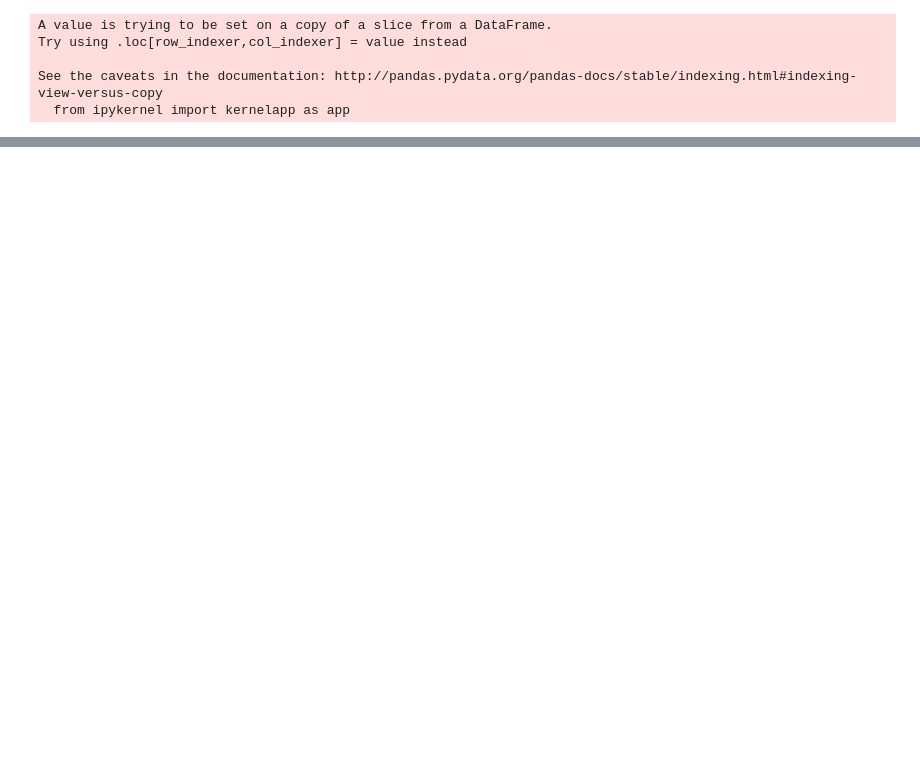
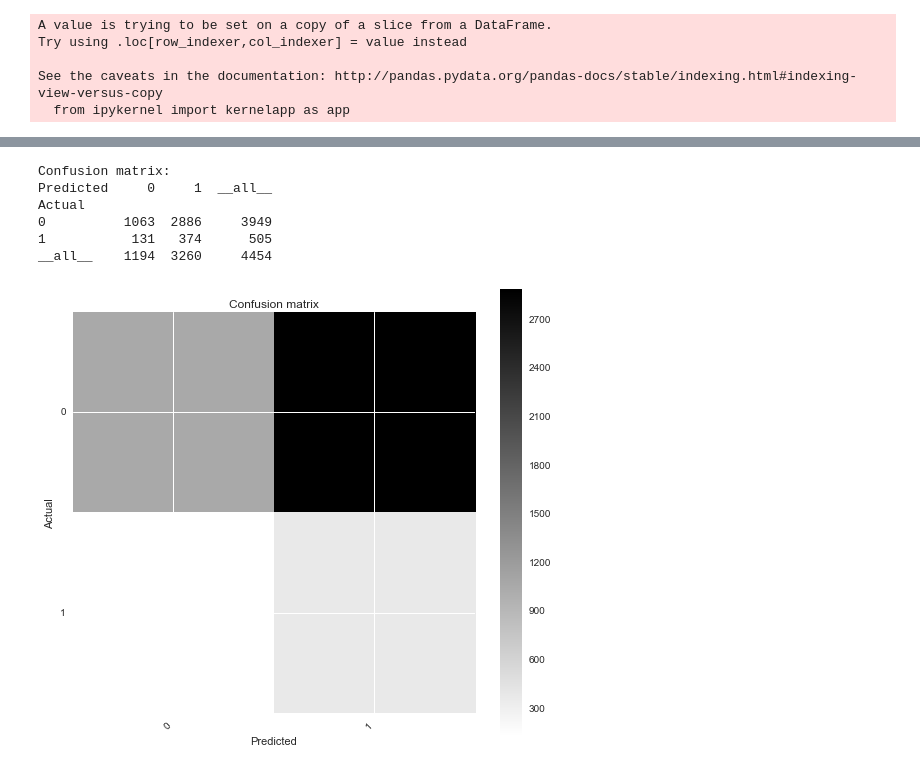
Before and after one commit to srik1280/Springboard-Exercise, a Jupyter notebook: Capstone-Project/Part2.ipynb, the cells around one changed output, grey strips where cells are left out. Saved outputs shown, nothing was run; the diff lists cells and outputs as text; code cells hidden in the pictures; blank space fills up the shorter version.

```diff
--- a/Capstone-Project/Part2.ipynb
+++ b/Capstone-Project/Part2.ipynb
@@ -700,0 +667,3 @@ Fruit juices and nectars
+# %%
+pd_random['ypred_class'] = np.where(pd_random['ypred']>0.12, '1', '0')
+pd_random['ypred_class'] = pd_random['ypred_class'].astype(int)
@@ -700,0 +681,17 @@ Fruit juices and nectars
+# %%
+from pandas_confusion import ConfusionMatrix
+
+matrix_random = ConfusionMatrix(pd_random['high_add'], pd_random['ypred_class'])
+print("Confusion matrix:\n%s" % matrix_random)
+# %% [output]
+Confusion matrix:
+Predicted     0     1  __all__
+Actual
+0          1063  2886     3949
+1           131   374      505
+__all__    1194  3260     4454
+# %%
+matrix_random.plot()
+plt.show()
+# %% [output]
+[figure, added]
```
Also changed, not shown: parts of 132 cells of this notebook.
